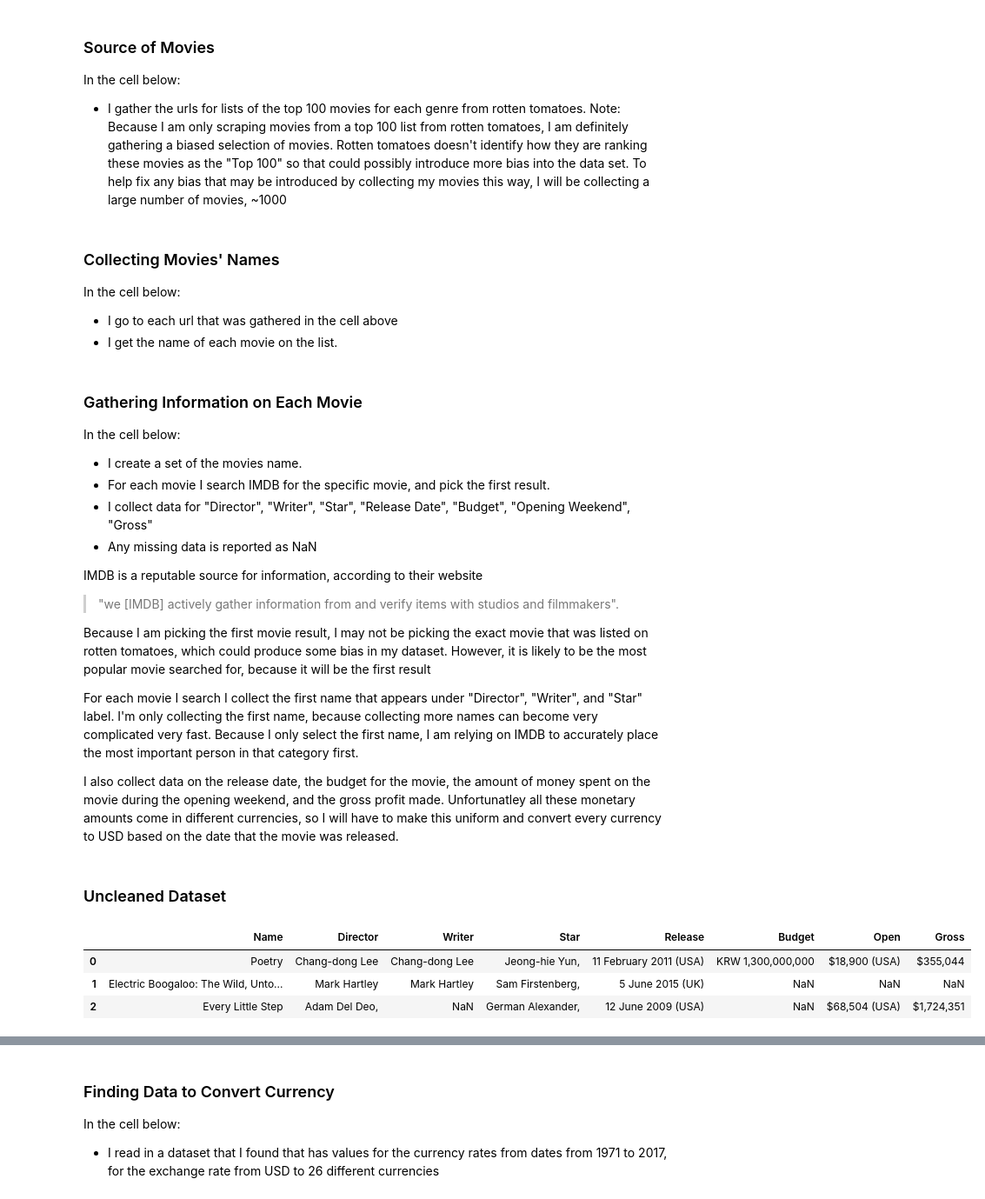
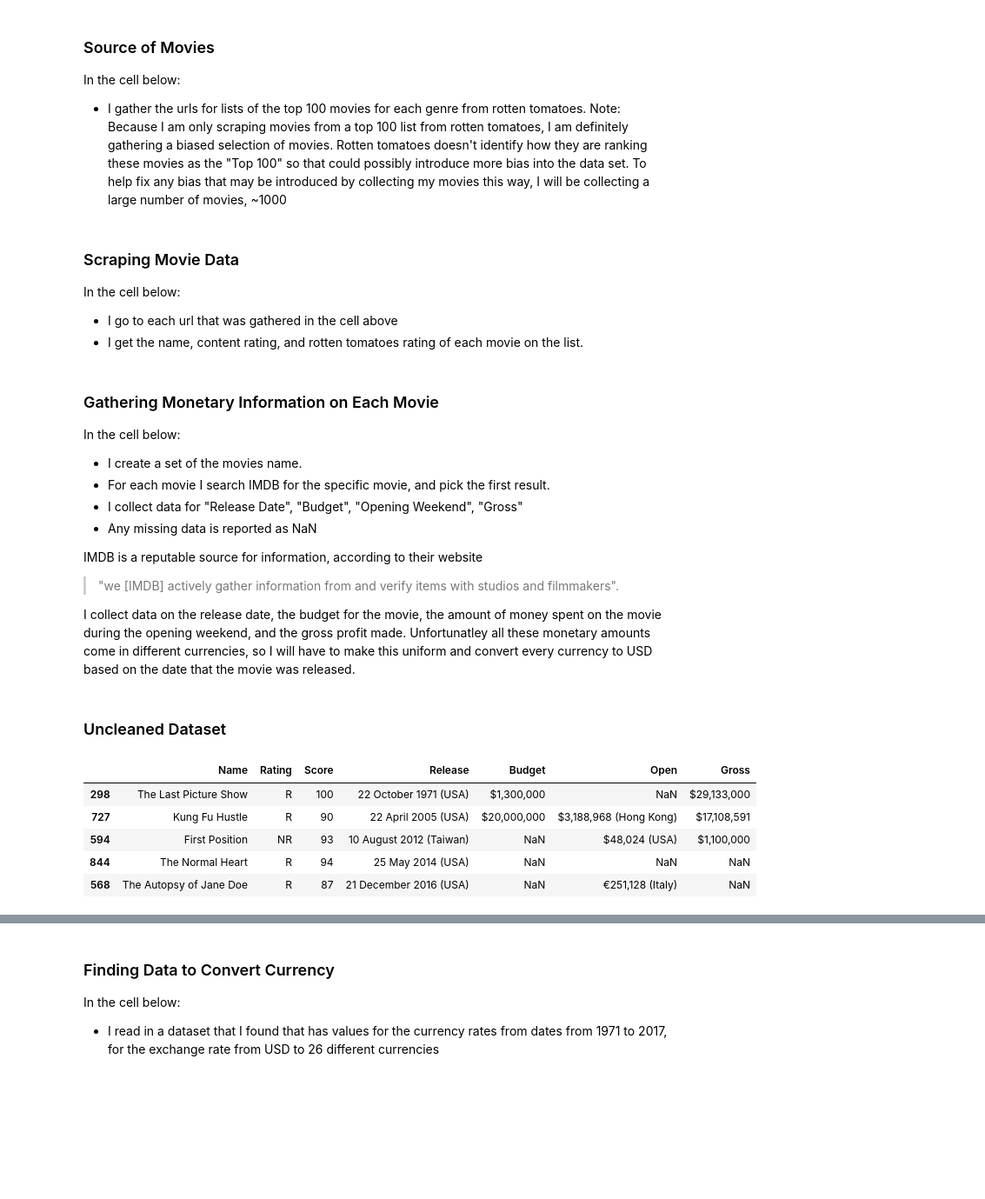
Before and after one commit to brookemosby/Movies, a Jupyter notebook: Jarvis_Project.ipynb, the cells around one changed output, grey strips where cells are left out. Shown at 87% size. Cells and saved outputs as stored; diff of their text form; code cells hidden in the pictures; blank space fills up the shorter version.

Commit message:
rough draft of first semester final project

```diff
--- a/Jarvis_Project.ipynb
+++ b/Jarvis_Project.ipynb
@@ -29,27 +31,37 @@ for url in urls:
 # %% [markdown]
-### Collecting Movies' Names
+### Scraping Movie Data
 In the cell below:
 - I go to each url that was gathered in the cell above
-- I get the name of each movie on the list.
+- I get the name, content rating, and rotten tomatoes rating of each movie on the list.
 # %%
 all_movies = []
+data = []
 for url in top:
-    page_source = requests.get(url).text
-    soup = BeautifulSoup(page_source, "html.parser")
-    top_100 = soup.find('script', type='application/ld+json')
-    data = json.loads(top_100.text)
-    list_dict = data["itemListElement"]
+    page_source = requests.get( url ).text
+    soup = BeautifulSoup( page_source, "html.parser" )
+    top_100 = soup.find( 'script', type = 'application/ld+json' )
+    movie_data = json.loads( top_100.text )
+    list_dict = movie_data[ "itemListElement" ]
     for top_movies in list_dict:
-        page_source = requests.get(top_movies["url"]).text
-        soup = BeautifulSoup(page_source, "html.parser")
-        data = json.loads(soup.find('script', type='application/ld+json').text)
-        all_movies.append(data["name"])
+        page_source = requests.get( top_movies[ "url" ] ).text
+        soup = BeautifulSoup( page_source, "html.parser" )
+        movie_data = json.loads( soup.find( 'script', type = 'application/ld+json' ).text )
+        name = movie_data[ "name" ]
+        if name == "The Good, the Bad, the Weird (Joheun-nom, Nabbeun-nom, Isanghan-nom)":
+            name = "The Good, the Bad, the Weird"
+        if name not in all_movies:
+            try:    ratings = movie_data[ 'contentRating' ]
+            except: ratings = ""
+            try:    scorert = movie_data[ 'aggregateRating' ][ 'ratingValue' ]
+            except: scorert = np.nan
+            data.append( [ name, ratings, scorert ] )
+        all_movies.append( name )
 # %% [markdown]
-### Gathering Information on Each Movie
+### Gathering Monetary Information on Each Movie
 In the cell below:
 - I create a set of the movies name.
 - For each movie I search IMDB for the specific movie, and pick the first result.
-- I collect data for "Director", "Writer", "Star", "Release Date", "Budget", "Opening Weekend", "Gross"
+- I collect data for "Release Date", "Budget", "Opening Weekend", "Gross"
 - Any missing data is reported as NaN
 
 IMDB is a reputable source for information, according to their website
@@ -57,10 +69,6 @@ IMDB is a reputable source for information, according to their website
 >"we [IMDB] actively gather information from and verify items with studios and
 filmmakers".
 
-Because I am picking the first movie result, I may not be picking the exact movie that was listed on rotten tomatoes, which could produce some bias in my dataset. However, it is likely to be the most popular movie searched for, because it will be the first result
-
-For each movie I search I collect the first name that appears under "Director", "Writer", and "Star" label. I'm only collecting the first name, because collecting more names can become very complicated very fast. Because I only select the first name, I am relying on IMDB to accurately place the most important person in that category first.
-
-I also collect data on the release date, the budget for the movie, the amount of money spent on the movie during the opening weekend, and the gross profit made.
+I collect data on the release date, the budget for the movie, the amount of money spent on the movie during the opening weekend, and the gross profit made.
 Unfortunatley all these monetary amounts come in different currencies, so I will have to make this uniform and convert every currency to USD based on the date that the movie was released.
 # %%
@@ -128,14 +111,17 @@ browser.close()
 # %% [markdown]
 ### Uncleaned Dataset
 # %%
-columns = ["Name","Director","Writer","Star","Release","Budget","Open","Gross"]
-df = pd.DataFrame( data, index = np.arange(n), columns = columns )
-df.head(3)
+n = len( data )
+columns = [ "Name", "Rating", "Score", "Release", "Budget", "Open", "Gross" ]
+df = pd.DataFrame( data, index = np.arange( n ), columns = columns )
+df.sample(5)
 # %% [output]
-|  | Name | Director | Writer | Star | Release | Budget | Open | Gross |
-| 0 | Poetry | Chang-dong Lee | Chang-dong Lee | Jeong-hie Yun, | 11 February 2011 (USA) | KRW 1,300,000,000 | $18,900 (USA) | $355,044 |
-| 1 | Electric Boogaloo: The Wild, Unto... | Mark Hartley | Mark Hartley | Sam Firstenberg, | 5 June 2015 (UK) | NaN | NaN | NaN |
-| 2 | Every Little Step | Adam Del Deo, | NaN | German Alexander, | 12 June 2009 (USA) | NaN | $68,504 (USA) | $1,724,351 |
+|  | Name | Rating | Score | Release | Budget | Open | Gross |
+| 298 | The Last Picture Show | R | 100 | 22 October 1971 (USA) | $1,300,000 | NaN | $29,133,000 |
+| 727 | Kung Fu Hustle | R | 90 | 22 April 2005 (USA) | $20,000,000 | $3,188,968 (Hong Kong) | $17,108,591 |
+| 594 | First Position | NR | 93 | 10 August 2012 (Taiwan) | NaN | $48,024 (USA) | $1,100,000 |
+| 844 | The Normal Heart | R | 94 | 25 May 2014 (USA) | NaN | NaN | NaN |
+| 568 | The Autopsy of Jane Doe | R | 87 | 21 December 2016 (USA) | NaN | €251,128 (Italy) | NaN |
 # %% [markdown]
 ### Cleaning Data
 In the cell below:
```
Also changed, not shown: parts of 20 cells of this notebook, 2 other files.
